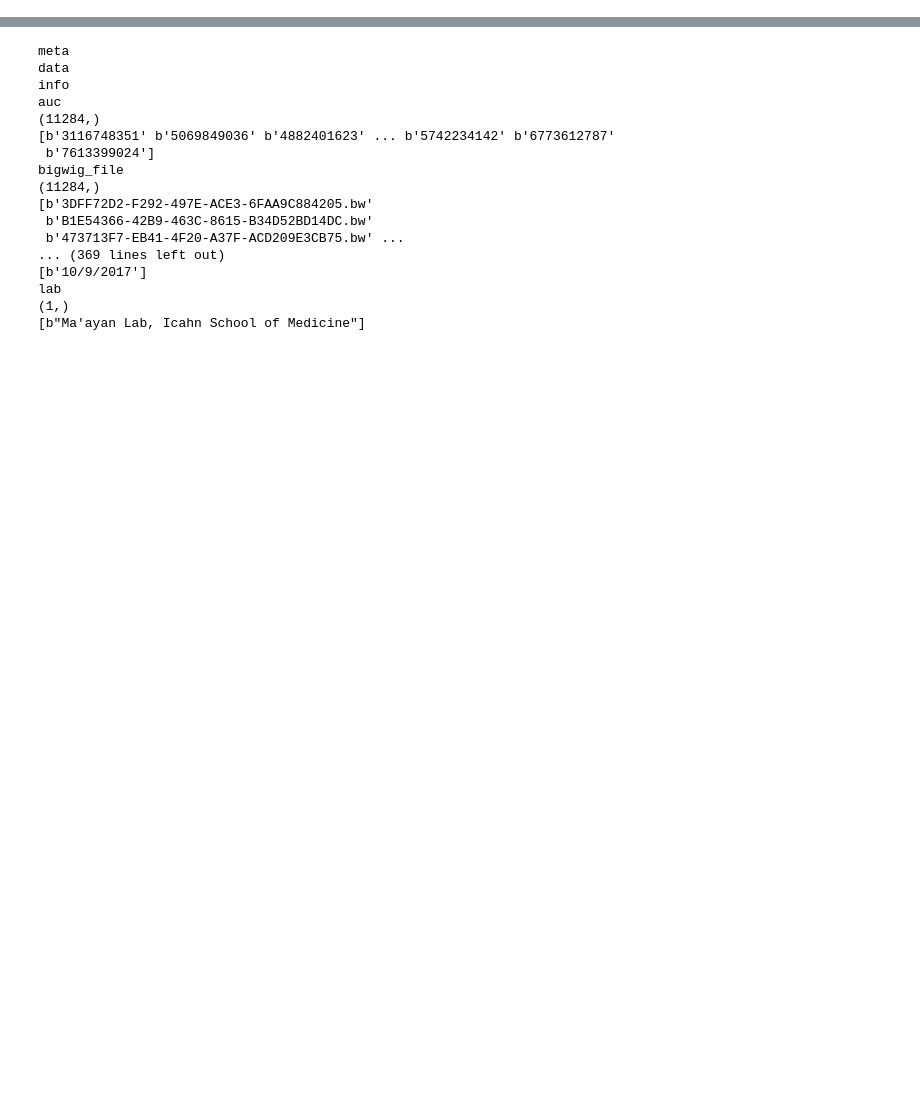
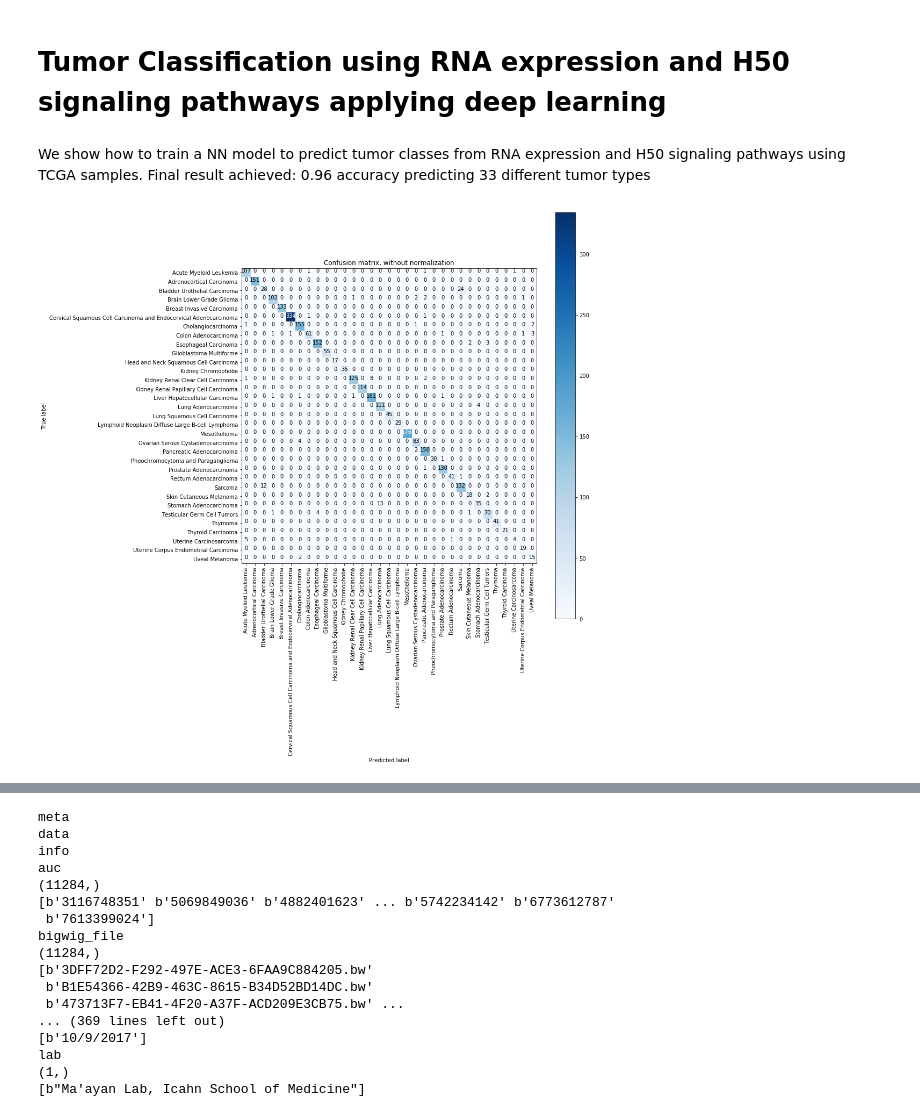
Before and after one commit to auriml/gen, a Jupyter notebook: TumorClassification.ipynb, the cells around one changed output, grey strips where cells are left out. Saved outputs shown, nothing was run; the diff lists cells and outputs as text; code cells hidden in the pictures; blank space fills up the shorter version.

```diff
--- a/TumorClassification.ipynb
+++ b/TumorClassification.ipynb
@@ -0,0 +1,11 @@
+# %% [markdown]
+# Tumor Classification using RNA expression and H50 signaling pathways  applying deep learning
+# %% [markdown]
+We show how to train a NN model to predict tumor classes from RNA expression and H50 signaling pathways using TCGA samples.
+Final result achieved: 0.96 accuracy predicting 33 different tumor types
+# %%
+#Confussion Matrix
+from IPython.display import Image
+Image("TumorClassification_RNAexp.png")
+# %% [output]
+[figure, added]
```
Also changed, not shown: parts of 50 cells of this notebook.
